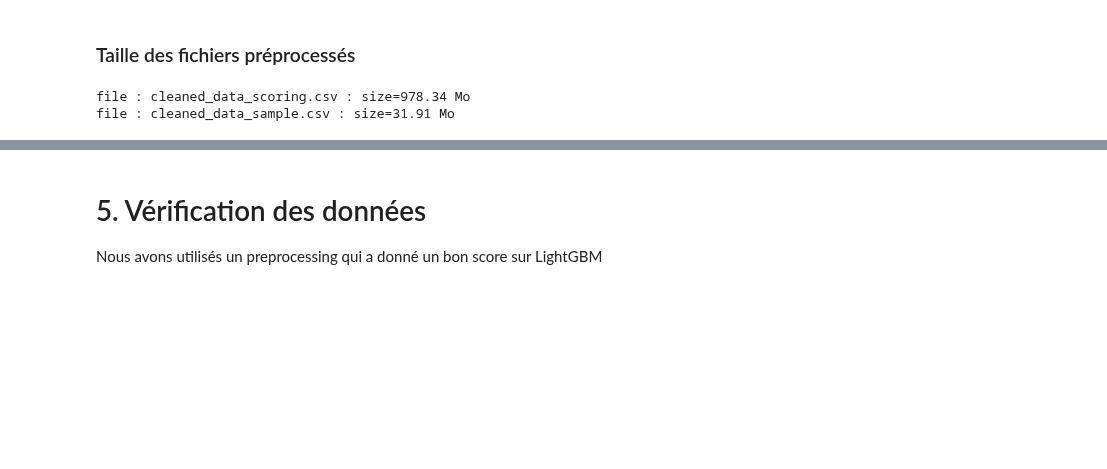
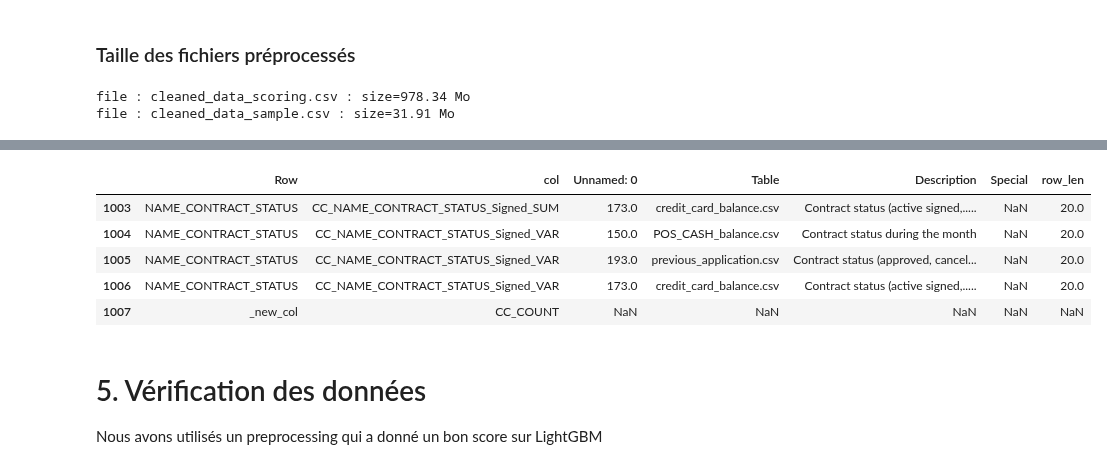
Before and after one commit to mrcreasey/oc-ds-p7-scoring-dashboard, a Jupyter notebook: code/P7_eda_nettoyage.ipynb, the cells around one changed output, grey strips where cells are left out. Cells and saved outputs as stored; diff of their text form; code cells hidden in the pictures; blank space fills up the shorter version.

Commit message:
add field descriptions for categories

```diff
--- a/code/P7_eda_nettoyage.ipynb
+++ b/code/P7_eda_nettoyage.ipynb
@@ -1135,3 +1147,51 @@ file : cleaned_data_sample.csv : size=31.91 Mo
+# %%
+def create_field_descriptions(new_names:pd.Series=None)->pd.DataFrame:
+    """Créer un nouvel liste de descriptions, basé sur la liste de new names"""
+    # Sort original field names by field_name length (longest field names first)
+    descr:pd.DataFrame=field_descriptions()
+    descr['row_len']= descr['Row'].str.len()
+    descr=descr.sort_values(by='row_len',ascending=False)
+    orig_cols:pd.Series=descr['Row']
+
+    def get_orig_column_name(new_name:str, orig_names:pd.Series):
+        """orig_names should be in order of length, with longest names first"""
+        for name in orig_names:
+            if name in new_name:
+                return name
+        return '_new_col'
+
+    # Create mapping of new fields to original field
+    # most new fields have either
+    # a prefix (tablename), or a suffix (_MIN, _MAX, etc), or both
+    res=pd.DataFrame()
+    for new_feature in new_names:
+        res=res.append(
+            {'col':new_feature,
+             'Row':get_orig_column_name(new_feature,orig_cols)},
+              ignore_index=True)
+
+    # join new result on original field descriptions
+    df_new_descr =pd.merge(left=res, right=descr,on='Row', how='left')
+    return df_new_descr
+
+def create_field_description_map(df_new_descr:pd.DataFrame=None, new_names:pd.Series=None)-> dict:
+    if df_new_descr is None:
+        df_new_descr=create_field_descriptions(new_names)
+    if 'col' in df_new_descr.columns:
+        return dict(zip(list(df_new_descr['col']),list(df_new_descr['Description'])))
+    else:
+        return dict(zip(list(df_new_descr['Row']),list(df_new_descr['Description'])))
+
+new_feature_descriptions=create_field_descriptions(list(df_data.columns))
+new_feature_descriptions.tail()
+# feature_description_map=create_field_description_map(df_data.columns)
+# %% [output]
+|  | Row | col | Unnamed: 0 | Table | Description | Special | row_len |
+| 1003 | NAME_CONTRACT_STATUS | CC_NAME_CONTRACT_STATUS_Signed_SUM | 173.0 | credit_card_balance.csv | Contract status (active signed,..... | NaN | 20.0 |
+| 1004 | NAME_CONTRACT_STATUS | CC_NAME_CONTRACT_STATUS_Signed_VAR | 150.0 | POS_CASH_balance.csv | Contract status during the month | NaN | 20.0 |
+| 1005 | NAME_CONTRACT_STATUS | CC_NAME_CONTRACT_STATUS_Signed_VAR | 193.0 | previous_application.csv | Contract status (approved, cancel... | NaN | 20.0 |
+| 1006 | NAME_CONTRACT_STATUS | CC_NAME_CONTRACT_STATUS_Signed_VAR | 173.0 | credit_card_balance.csv | Contract status (active signed,..... | NaN | 20.0 |
+| 1007 | _new_col | CC_COUNT | NaN | NaN | NaN | NaN | NaN |
 # %% [markdown]
 # 5. Vérification des données
 
```
Also changed, not shown: parts of 4 cells of this notebook.
